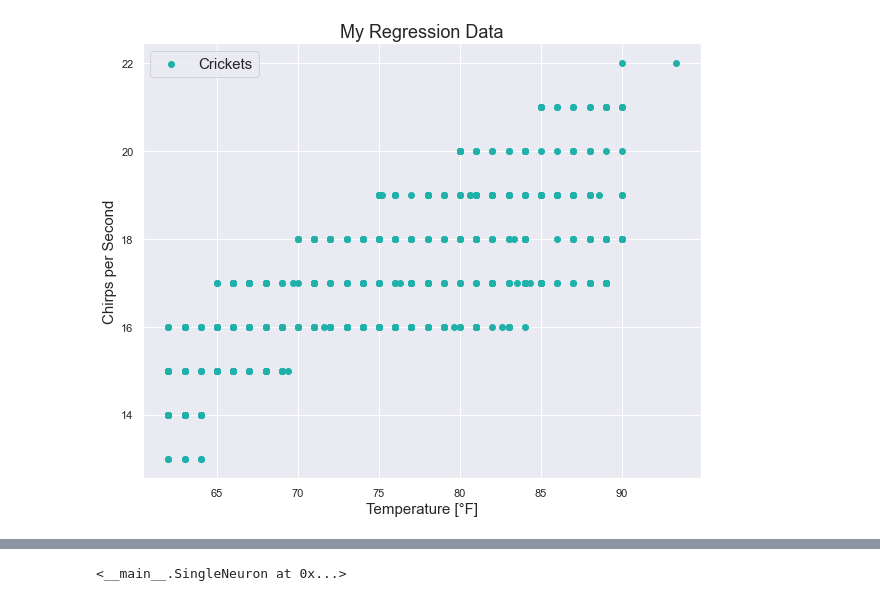
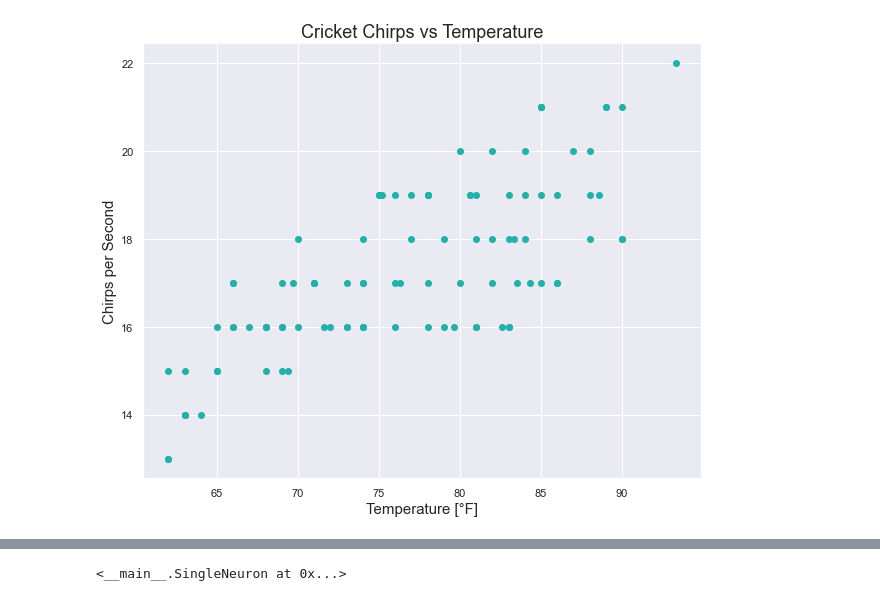
Before and after one commit to j-forner/Data_Science_and_Machine_Learning_Project, a Jupyter notebook: 1. Supervised Learning/2. Linear Regression/linear_regression.ipynb, the cells around one changed output, grey strips where cells are left out. Cells and saved outputs as stored; diff of their text form; code cells hidden in the pictures.

```diff
--- a/1. Supervised Learning/2. Linear Regression/linear_regression.ipynb
+++ b/1. Supervised Learning/2. Linear Regression/linear_regression.ipynb
@@ -1,23 +5,23 @@
 # %%
 import matplotlib.pyplot as plt
 import numpy as np
 import pandas as pd
 import seaborn as sns
 
 sns.set_theme()
 
-df = pd.read_csv("Cricket_chirps.csv")
-df = df.rename(columns = {"X": "temperature", "Y": "chirps_per_second"})
-df = df.iloc[:500][["temperature", "chirps_per_second"]]
+df = pd.read_csv("Cricket_chirps.csv") # reading in data
+df = df.rename(columns = {"X": "temperature", "Y": "chirps_per_second"}) # creating a new dataframe with renamed columns
+df = df.iloc[:100][["temperature", "chirps_per_second"]] # extracting the first 100 rows of the dataframe
+
+# Plotting chirps per second vs temperature
 plt.figure(figsize = (10, 8))
 plt.scatter(df.temperature,
             df.chirps_per_second,
-            color = "lightseagreen",
-            label = "Crickets")
+            color = "lightseagreen")
 plt.xlabel("Temperature [°F]", fontsize = 15)
 plt.ylabel("Chirps per Second", fontsize = 15)
-plt.legend(fontsize = 15)
-plt.title("My Regression Data", fontsize = 18)
+plt.title("Cricket Chirps vs Temperature", fontsize = 18)
 plt.show()
 # %% [output]
-[figure, old version]
+[figure, new version]
```
Also changed, not shown: parts of 17 cells of this notebook, 1 other file.
